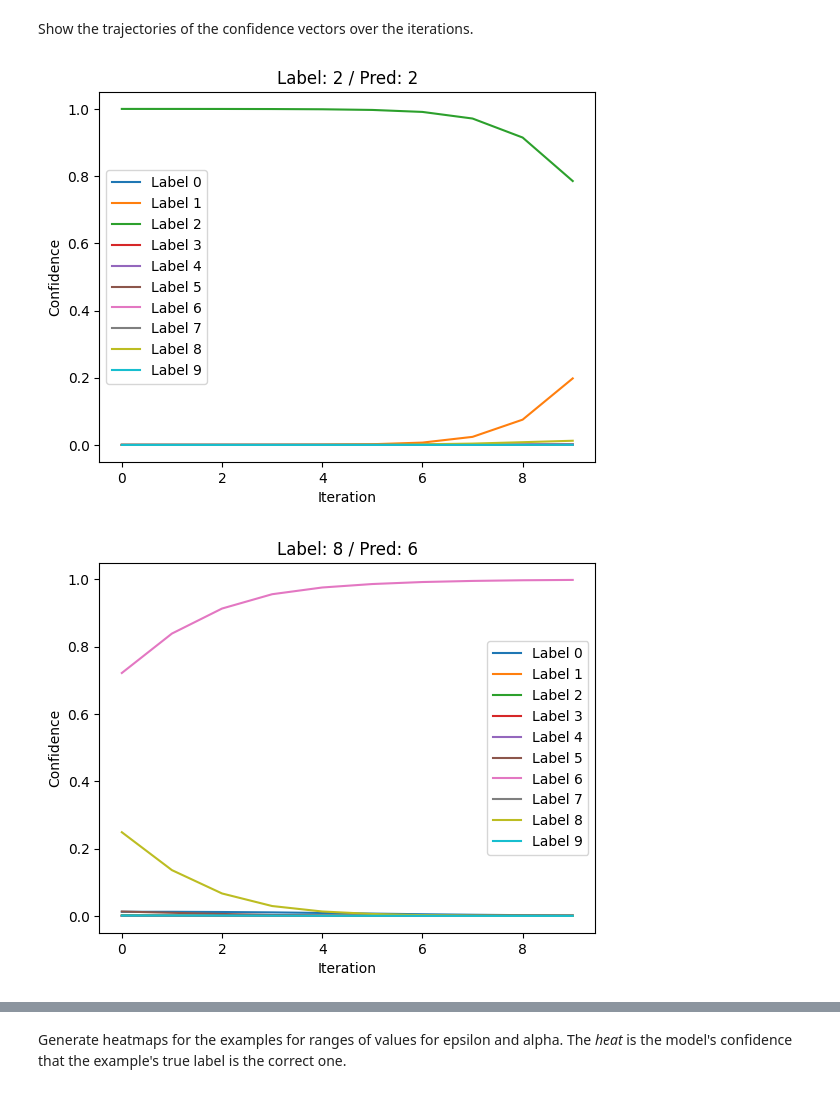
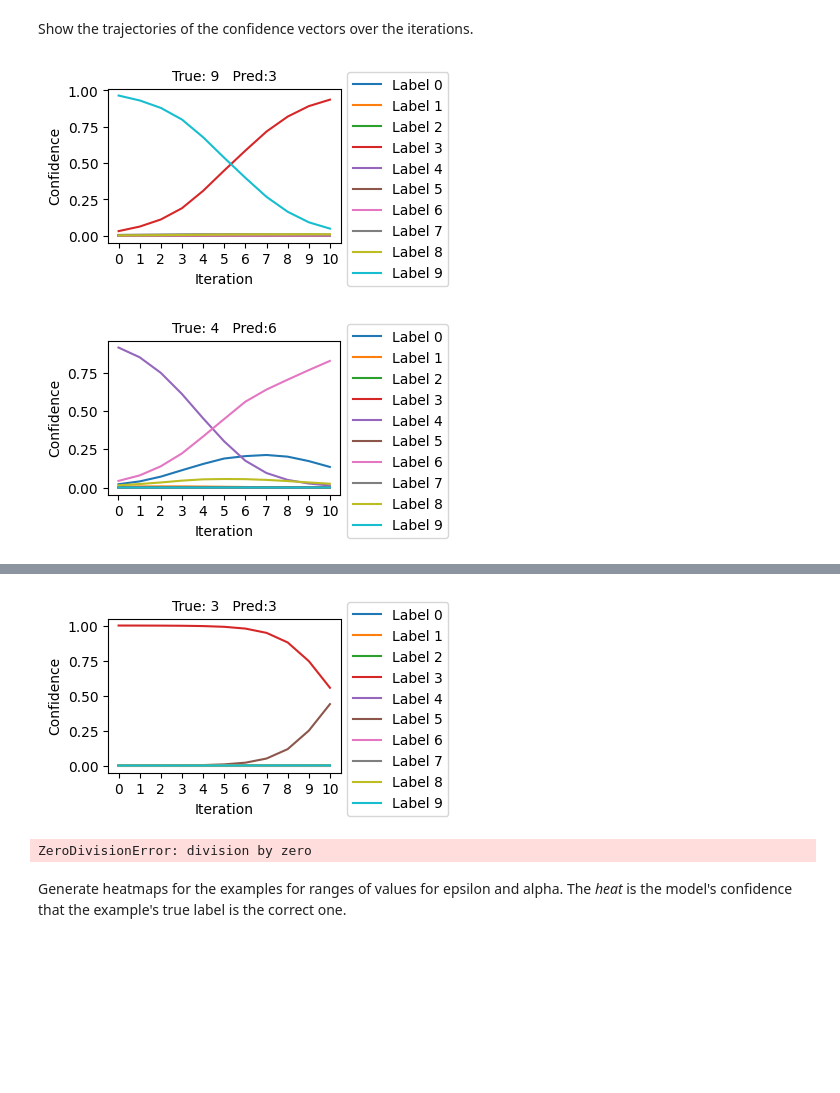
Before and after one commit to sbaldasty/adversarial-ai, a Jupyter notebook: adversarial-example.ipynb, the cells around one changed output, grey strips where cells are left out. Saved outputs shown, nothing was run; the diff lists cells and outputs as text; code cells hidden in the pictures; blank space fills up the shorter version.

Commit message:
improve figures

```diff
--- a/adversarial-example.ipynb
+++ b/adversarial-example.ipynb
@@ -170,0 +194,17 @@ plt.show()
+# %%
+for i in range(N_SAMPLES):
+    plt.figure(figsize=THUMBNAIL_SIZE)
+    plt.axis('off')
+    plt.imshow(perturbed[i], cmap='gray')
+
+    plt.title(
+        f'True:{labels[i].item()} Pred:{predictions[i]}',
+        fontsize=8)
+
+    plt.savefig(
+        f'{OUT_PATH}/untargeted_{i}.png',
+        transparent=True,
+        bbox_inches='tight',
+        pad_inches=0.1)
+
+    plt.show()
@@ -171,16 +218,30 @@ plt.show()
 # %% [markdown]
 Show the trajectories of the confidence vectors over the iterations.
 # %%
-for i in range(5):
-    for j in range(10):
-        cfs = [confidences[i][k][j] for k in range(calc_iters(epsilon, alpha))]
-        plt.plot(list(range(10)), cfs, label=f'Label {j}')
+for i in range(N_SAMPLES):
+    plt.figure(figsize=SERIES_SIZE)
+
+    plt.title(
+        f"True: {labels[i].item()}   Pred:{predictions[i]}",
+        fontsize=10)
 
     plt.xlabel('Iteration')
     plt.ylabel('Confidence')
-    plt.title(f"Label: {labels[i].item()} / Pred: {preds[i]}")
-    plt.legend()
+    plt.xticks(list(range(iterations)))
+
+    for j in range(10):
+        cfs = [confidences[i][k][j] for k in range(iterations)]
+        plt.plot(list(range(len(cfs))), cfs, label=f'Label {j}')
+
+    plt.legend(loc='upper left', bbox_to_anchor=(1, 1.15))
+
+    plt.savefig(
+        f'{OUT_PATH}/series_{i}.png',
+        bbox_inches='tight',
+        pad_inches=0.1,
+        transparent=True)
+
     plt.show()
 # %% [output]
-[figure, old version]
+[figure, new version]
-[figure, old version]
+[figure, new version]
@@ -190,3 +251,8 @@ for i in range(5):
+[figure, added]
+# %%
+print(1/0)
+# %% [output]
+ZeroDivisionError: division by zero
 # %% [markdown]
 Generate heatmaps for the examples for ranges of values for epsilon and alpha. The _heat_ is the model's confidence that the example's true label is the correct one.
 # %%
```
Also changed, not shown: parts of 27 cells of this notebook.
